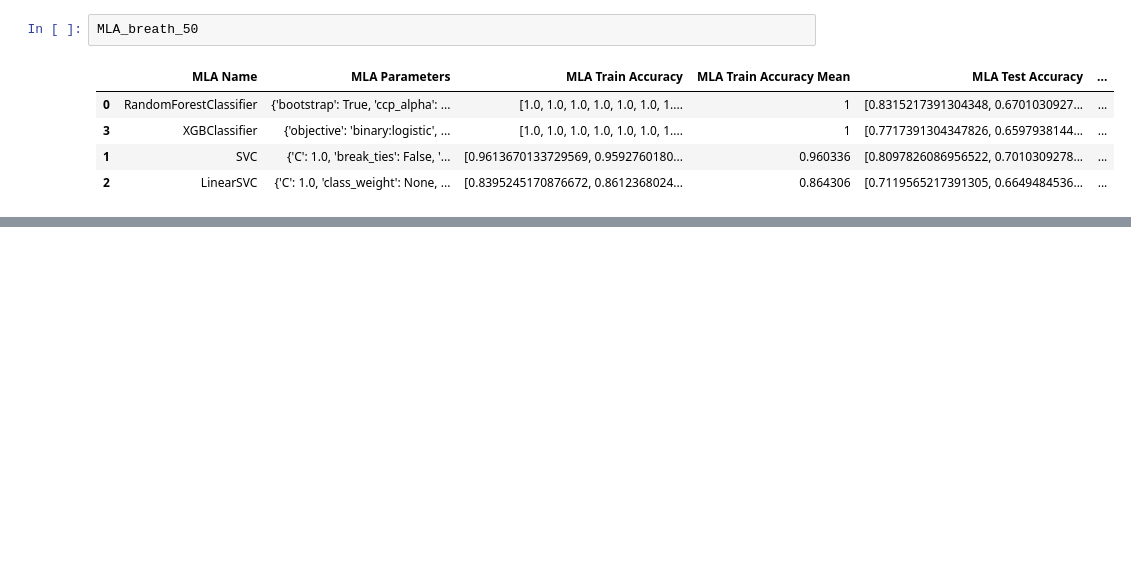
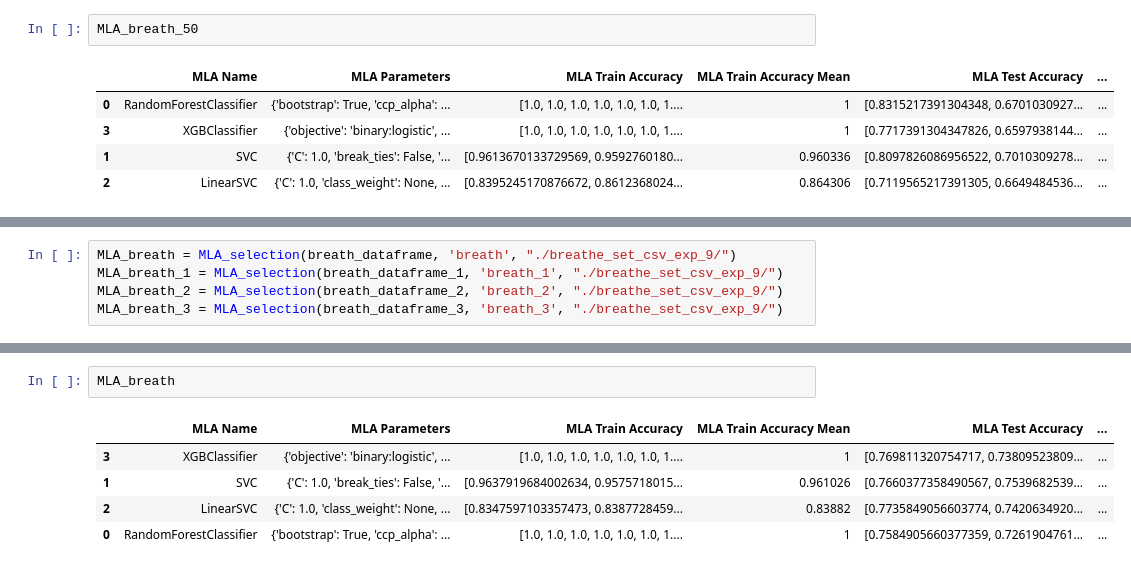
Before and after one commit to akansh12/breath_segmentation, a Jupyter notebook: EXP_4_AND_5_[Breath].ipynb, the cells around one changed output, grey strips where cells are left out. Drawn from its saved outputs; the diff is of its cells as text; blank space fills up the shorter version.

```diff
--- a/EXP_4_AND_5_[Breath].ipynb
+++ b/EXP_4_AND_5_[Breath].ipynb
@@ -1498,0 +1506,5 @@ MLA_breath_50
+# %%
+MLA_breath = MLA_selection(breath_dataframe, 'breath', "./breathe_set_csv_exp_9/")
+MLA_breath_1 = MLA_selection(breath_dataframe_1, 'breath_1', "./breathe_set_csv_exp_9/")
+MLA_breath_2 = MLA_selection(breath_dataframe_2, 'breath_2', "./breathe_set_csv_exp_9/")
+MLA_breath_3 = MLA_selection(breath_dataframe_3, 'breath_3', "./breathe_set_csv_exp_9/")
@@ -1498,0 +1552,8 @@ MLA_breath_50
+# %%
+MLA_breath
+# %% [output]
+|  | MLA Name | MLA Parameters | MLA Train Accuracy | MLA Train Accuracy Mean | MLA Test Accuracy | ... |
+| 3 | XGBClassifier | {'objective': 'binary:logistic', ... | [1.0, 1.0, 1.0, 1.0, 1.0, 1.0, 1.... | 1 | [0.769811320754717, 0.73809523809... | ... |
+| 1 | SVC | {'C': 1.0, 'break_ties': False, '... | [0.9637919684002634, 0.9575718015... | 0.961026 | [0.7660377358490567, 0.7539682539... | ... |
+| 2 | LinearSVC | {'C': 1.0, 'class_weight': None, ... | [0.8347597103357473, 0.8387728459... | 0.83882 | [0.7735849056603774, 0.7420634920... | ... |
+| 0 | RandomForestClassifier | {'bootstrap': True, 'ccp_alpha': ... | [1.0, 1.0, 1.0, 1.0, 1.0, 1.0, 1.... | 1 | [0.7584905660377359, 0.7261904761... | ... |
```
Also changed, not shown: parts of 41 cells of this notebook.
